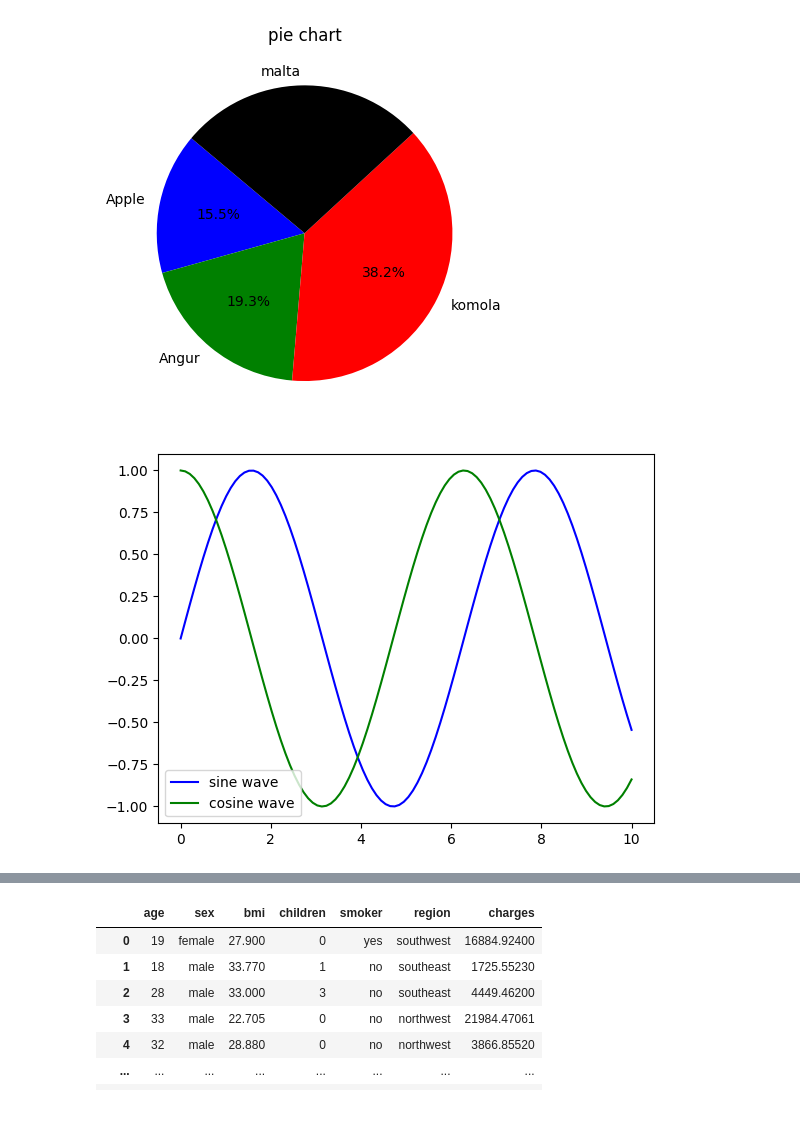
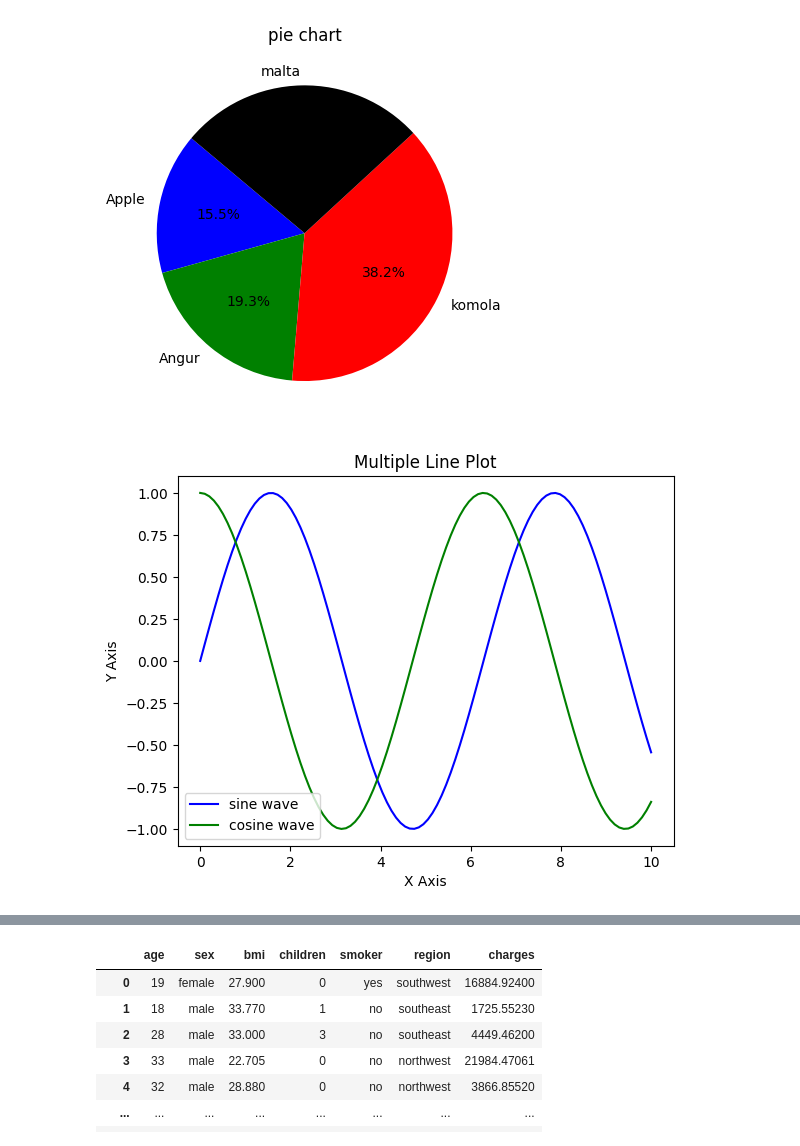
Before and after one commit to emranrakib62/Python-Basic-to-Advance-with-numphy-and-pundas, a Jupyter notebook: 1&5.ipynb, the cells around one changed output, grey strips where cells are left out. Cells and saved outputs as stored; diff of their text form; code cells hidden in the pictures; blank space fills up the shorter version.

```diff
--- a/1&5.ipynb
+++ b/1&5.ipynb
@@ -101,19 +108,23 @@ plt.show()
 # %%
 import matplotlib.pyplot as plt
 import numpy as np
 import pandas as pd
 import seaborn as sns
 
 
 x=np.linspace(0,10,100)
 y1=np.sin(x)
 y2=np.cos(x)
 
 plt.plot(x,y1,label='sine wave',color='blue')
 plt.plot(x,y2,label='cosine wave',color='green')
 
 
+plt.xlabel('X Axis')
+plt.ylabel('Y Axis')
+plt.title('Multiple Line Plot')
+
 plt.legend()
 plt.show()
 # %% [output]
-[figure, old version]
+[figure, new version]
```
Also changed, not shown: parts of 3 cells of this notebook.
